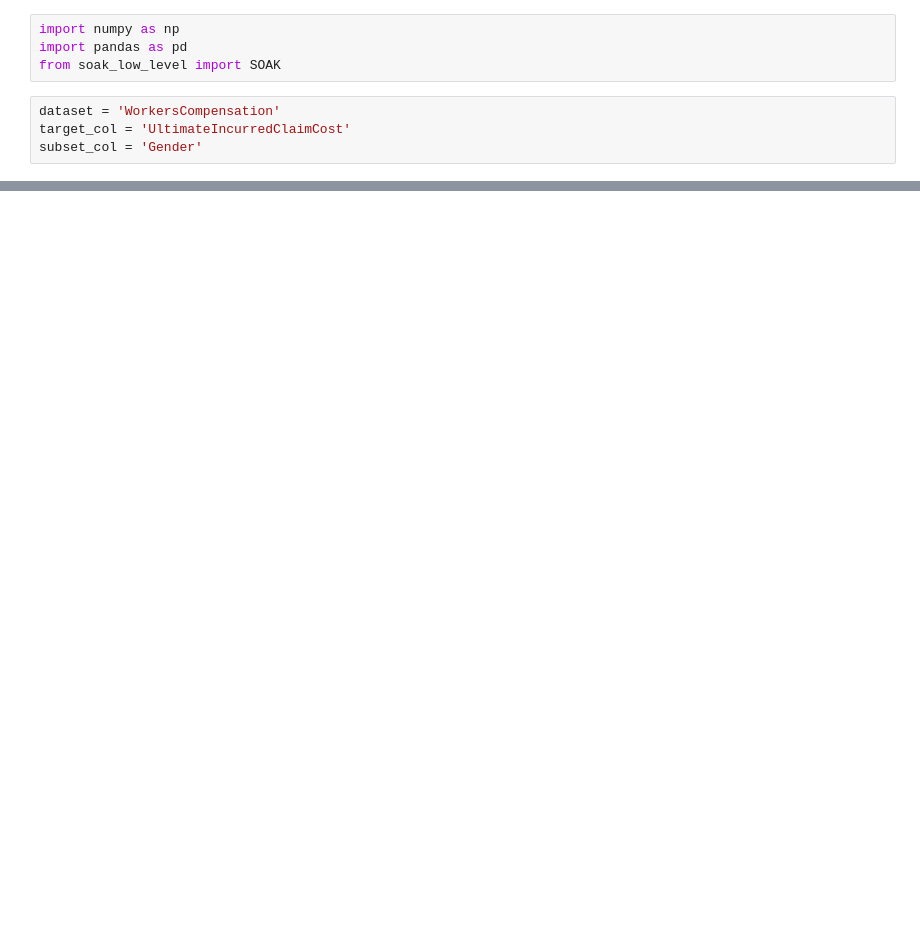
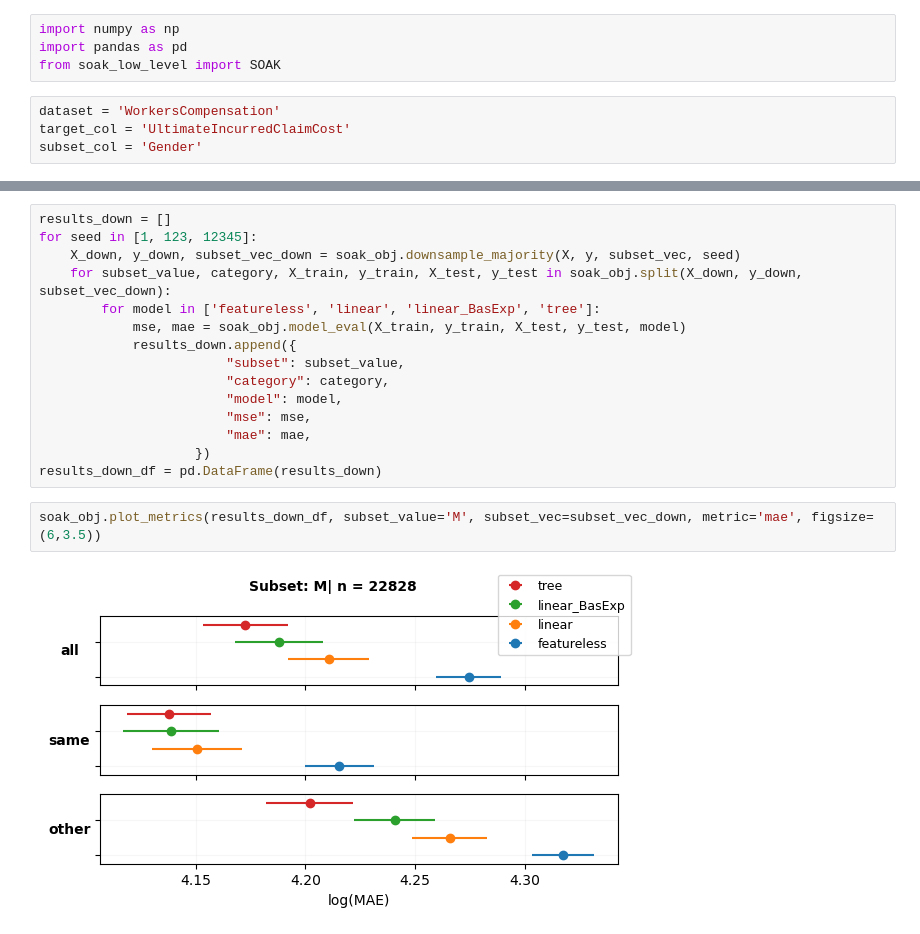
Before and after one commit to lamtung16/soak_regression, a Jupyter notebook: notebook_soak_low_level.ipynb, the cells around one changed output, grey strips where cells are left out. Cells and saved outputs as stored; diff of their text form; blank space fills up the shorter version.

Commit message:
add downsample majority

```diff
--- a/notebook_soak_low_level.ipynb
+++ b/notebook_soak_low_level.ipynb
@@ -40,0 +40,19 @@ soak_obj.plot_metrics(results_df, subset_value='F', metric='mae', figsize=(6,2.5
+# %%
+results_down = []
+for seed in [1, 123, 12345]:
+    X_down, y_down, subset_vec_down = soak_obj.downsample_majority(X, y, subset_vec, seed)
+    for subset_value, category, X_train, y_train, X_test, y_test in soak_obj.split(X_down, y_down, subset_vec_down):
+        for model in ['featureless', 'linear', 'linear_BasExp', 'tree']:
+            mse, mae = soak_obj.model_eval(X_train, y_train, X_test, y_test, model)
+            results_down.append({
+                        "subset": subset_value,
+                        "category": category,
+                        "model": model,
+                        "mse": mse,
+                        "mae": mae,
+                    })
+results_down_df = pd.DataFrame(results_down)
+# %%
+soak_obj.plot_metrics(results_down_df, subset_value='M', subset_vec=subset_vec_down, metric='mae', figsize=(6,3.5))
+# %% [output]
+[figure, added]
```
Also changed, not shown: parts of 7 cells of this notebook, 1 other file.
